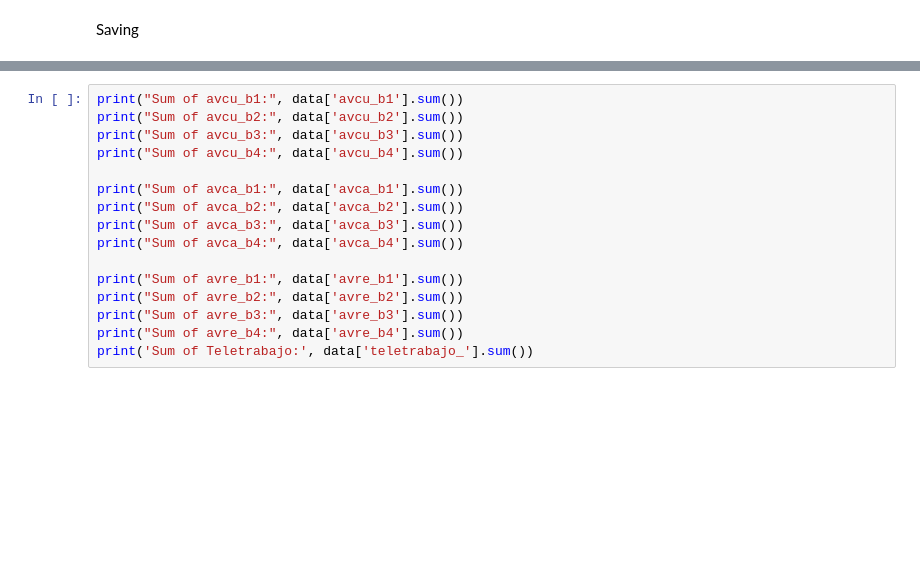
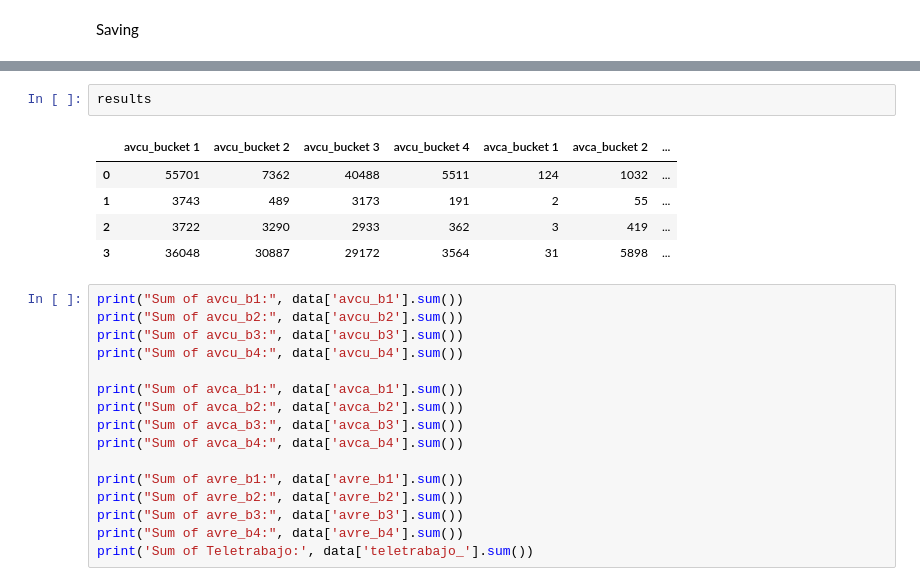
Before and after one commit to oejaramillo/WFH-Project, a Jupyter notebook: 2.buckets.ipynb, the cells around one changed output, grey strips where cells are left out. Drawn from its saved outputs; the diff is of its cells as text; blank space fills up the shorter version.

```diff
--- a/2.buckets.ipynb
+++ b/2.buckets.ipynb
@@ -101,3 +127,11 @@ results['teletrabajo'][tp] = data['teletrabajo_'].sum()
+# %%
+results
+# %% [output]
+|  | avcu_bucket 1 | avcu_bucket 2 | avcu_bucket 3 | avcu_bucket 4 | avca_bucket 1 | avca_bucket 2 | ... |
+| 0 | 55701 | 7362 | 40488 | 5511 | 124 | 1032 | ... |
+| 1 | 3743 | 489 | 3173 | 191 | 2 | 55 | ... |
+| 2 | 3722 | 3290 | 2933 | 362 | 3 | 419 | ... |
+| 3 | 36048 | 30887 | 29172 | 3564 | 31 | 5898 | ... |
 # %%
 print("Sum of avcu_b1:", data['avcu_b1'].sum())
 print("Sum of avcu_b2:", data['avcu_b2'].sum())
```
Also changed, not shown: parts of 11 cells of this notebook, 3 other files.
